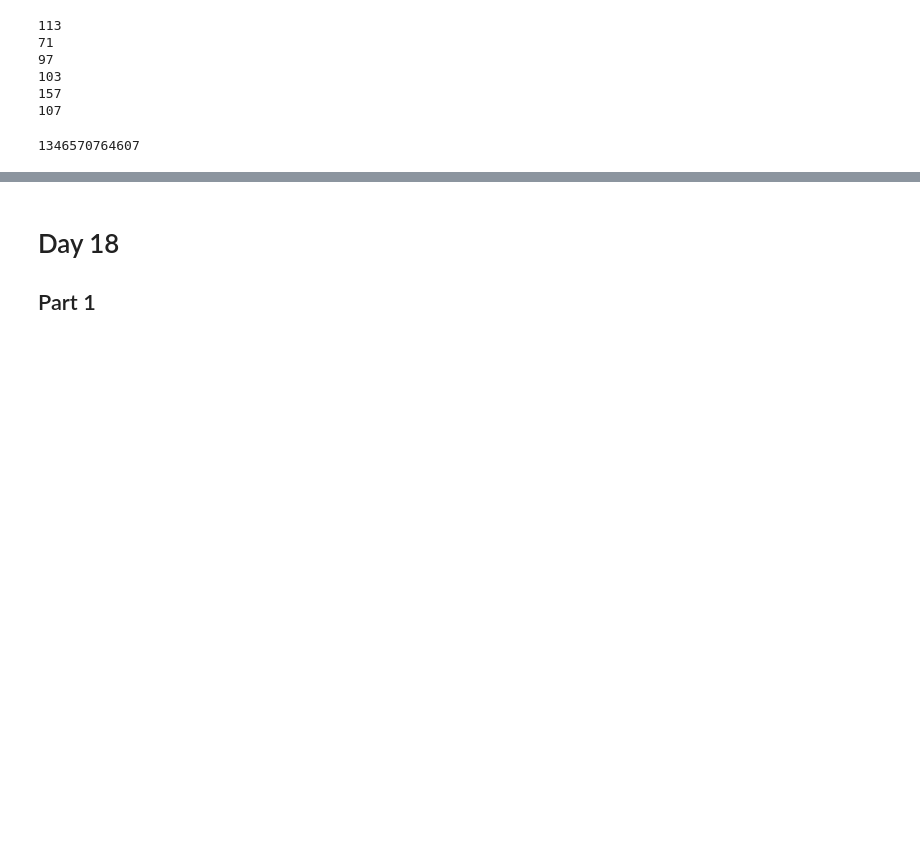
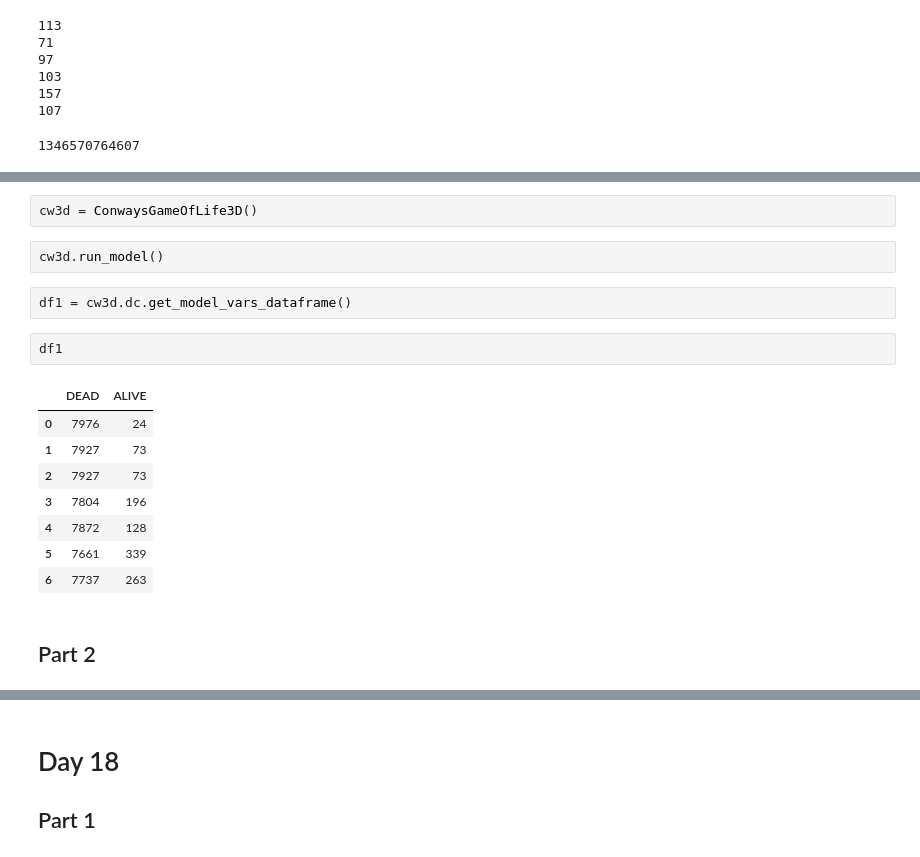
Before and after one commit to mgoadric/AdventOfCode, a Jupyter notebook: 2020/Advent of Code 2020 Solutions.ipynb, the cells around one changed output, grey strips where cells are left out. Cells and saved outputs as stored; diff of their text form; blank space fills up the shorter version.

```diff
--- a/2020/Advent of Code 2020 Solutions.ipynb
+++ b/2020/Advent of Code 2020 Solutions.ipynb
@@ -2346,0 +2873,19 @@ skipped for now, I want to add 3D and 4D grids to mesa
+# %%
+cw3d = ConwaysGameOfLife3D()
+# %%
+cw3d.run_model()
+# %%
+df1 = cw3d.dc.get_model_vars_dataframe()
+# %%
+df1
+# %% [output]
+|  | DEAD | ALIVE |
+| 0 | 7976 | 24 |
+| 1 | 7927 | 73 |
+| 2 | 7927 | 73 |
+| 3 | 7804 | 196 |
+| 4 | 7872 | 128 |
+| 5 | 7661 | 339 |
+| 6 | 7737 | 263 |
+# %% [markdown]
+## Part 2
```
Also changed, not shown: parts of 11 cells of this notebook, 1 other file.
